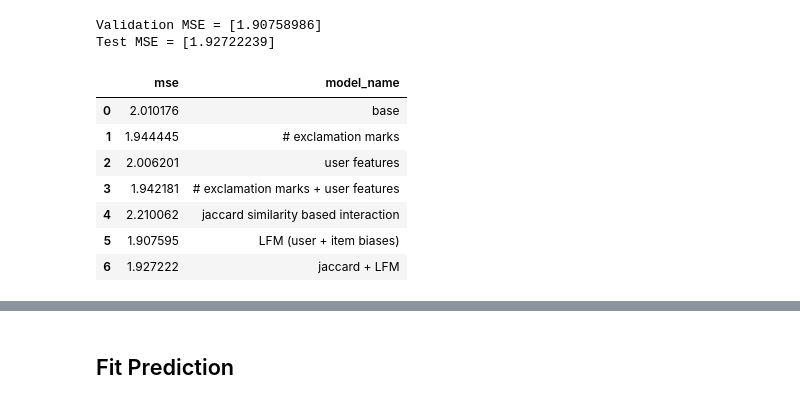
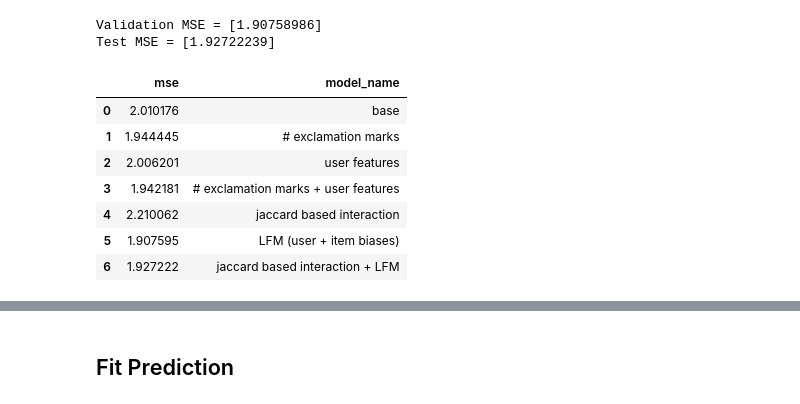
Before and after one commit to tharvipop/predictive-clothing-fit, a Jupyter notebook: model.ipynb, the cells around one changed output, grey strips where cells are left out. Cells and saved outputs as stored; diff of their text form; code cells hidden in the pictures.

```diff
--- a/model.ipynb
+++ b/model.ipynb
@@ -398,15 +401,16 @@ Test MSE = [1.92722239]
 # %%
 mse_list = [2.0101764219048124, 1.9444446124699253, 2.0062008791177117, 1.942181367154325, 2.2100620042373786, 1.9075954316581416, 1.92722239]
 mse_list
 model_names = ['base', '# exclamation marks', 'user features', '# exclamation marks + user features',
-                'jaccard similarity based interaction', 'LFM (user + item biases)', 'jaccard + LFM']
-pd.DataFrame({'mse': mse_list, 'model_name': model_names})
+                'jaccard based interaction', 'LFM (user + item biases)', 'jaccard based interaction + LFM']
+mse_df= pd.DataFrame({'mse': mse_list, 'model_name': model_names})
+mse_df
 # %% [output]
 |  | mse | model_name |
 | 0 | 2.010176 | base |
 | 1 | 1.944445 | # exclamation marks |
 | 2 | 2.006201 | user features |
 | 3 | 1.942181 | # exclamation marks + user features |
-| 4 | 2.210062 | jaccard similarity based interaction |
+| 4 | 2.210062 | jaccard based interaction |
 | 5 | 1.907595 | LFM (user + item biases) |
-| 6 | 1.927222 | jaccard + LFM |
+| 6 | 1.927222 | jaccard based interaction + LFM |
```
Also changed, not shown: parts of 2 cells of this notebook.
